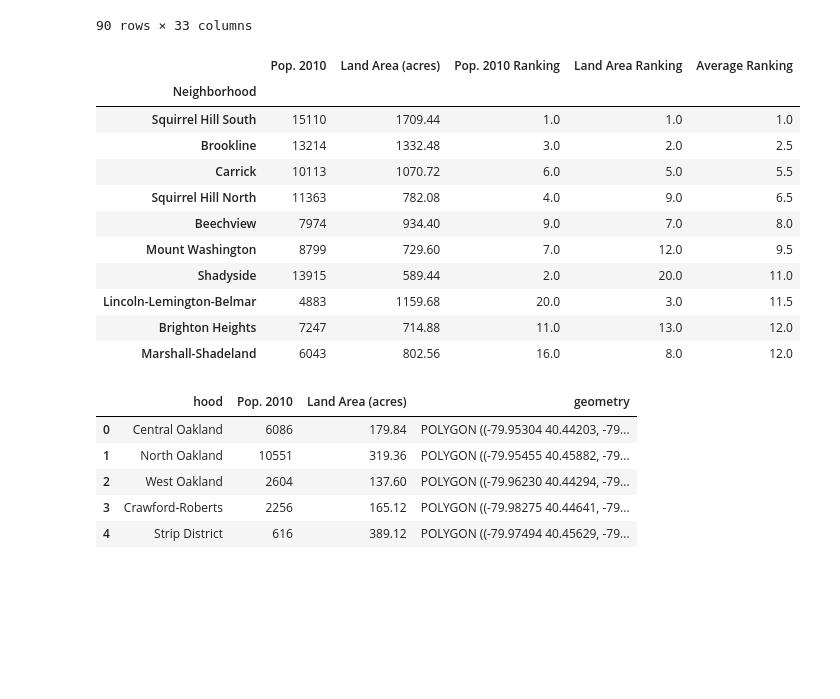
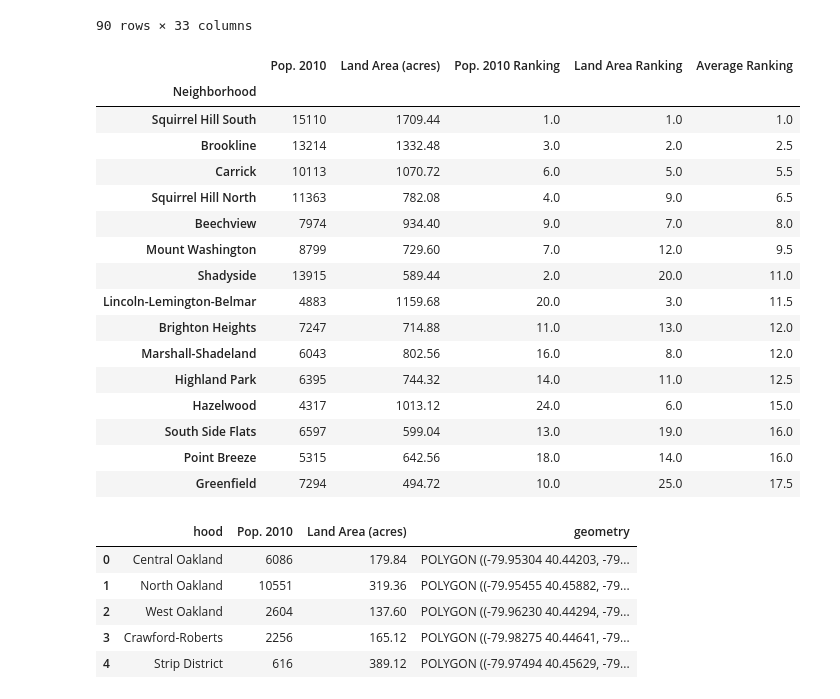
Before and after one commit to etmrmia/CMPINF-0010-Final-Project, a Jupyter notebook: PopulationDensity.ipynb, the cells around one changed output. Cells and saved outputs as stored; diff of their text form; code cells hidden in the pictures; blank space fills up the shorter version.

```diff
--- a/PopulationDensity.ipynb
+++ b/PopulationDensity.ipynb
@@ -36,31 +36,36 @@ popden
 # %%
 # changes pop. 2010 and land area(acres) from strings to int/float
 popden['Pop. 2010'] = popden['Pop. 2010'].astype(int)
 popden['Land Area (acres)'] = popden['Land Area (acres)'].astype(float)
 
 # ranks population, land area, and final ranking
 popden['Pop. 2010 Ranking'] = popden['Pop. 2010'].rank(ascending = False)
 popden['Land Area Ranking'] = popden['Land Area (acres)'].rank(ascending = False)
 popden['Average Ranking'] = (popden['Pop. 2010 Ranking'] + popden['Land Area Ranking'])/2
 
 # filters data to display only pop. 2010, land area(acres), and rankings
 rpopden = popden.iloc[:,[8,16,33,34,35]]
 
 # sorts data by final ranking
-rpopden.sort_values(by = ['Average Ranking']).head(10)
+rpopden.sort_values(by = ['Average Ranking']).head(15)
 # %% [output]
 |  | Pop. 2010 | Land Area (acres) | Pop. 2010 Ranking | Land Area Ranking | Average Ranking |
 | Neighborhood |  |  |  |  |  |
 | Squirrel Hill South | 15110 | 1709.44 | 1.0 | 1.0 | 1.0 |
 | Brookline | 13214 | 1332.48 | 3.0 | 2.0 | 2.5 |
 | Carrick | 10113 | 1070.72 | 6.0 | 5.0 | 5.5 |
 | Squirrel Hill North | 11363 | 782.08 | 4.0 | 9.0 | 6.5 |
 | Beechview | 7974 | 934.40 | 9.0 | 7.0 | 8.0 |
 | Mount Washington | 8799 | 729.60 | 7.0 | 12.0 | 9.5 |
 | Shadyside | 13915 | 589.44 | 2.0 | 20.0 | 11.0 |
 | Lincoln-Lemington-Belmar | 4883 | 1159.68 | 20.0 | 3.0 | 11.5 |
 | Brighton Heights | 7247 | 714.88 | 11.0 | 13.0 | 12.0 |
 | Marshall-Shadeland | 6043 | 802.56 | 16.0 | 8.0 | 12.0 |
+| Highland Park | 6395 | 744.32 | 14.0 | 11.0 | 12.5 |
+| Hazelwood | 4317 | 1013.12 | 24.0 | 6.0 | 15.0 |
+| South Side Flats | 6597 | 599.04 | 13.0 | 19.0 | 16.0 |
+| Point Breeze | 5315 | 642.56 | 18.0 | 14.0 | 16.0 |
+| Greenfield | 7294 | 494.72 | 10.0 | 25.0 | 17.5 |
 # %%
 # read shapefiles
 neighborhoods = gpd.read_file('Neighborhoods/Neighborhoods_.shp')
```
Also changed, not shown: parts of 1 cell of this notebook.
